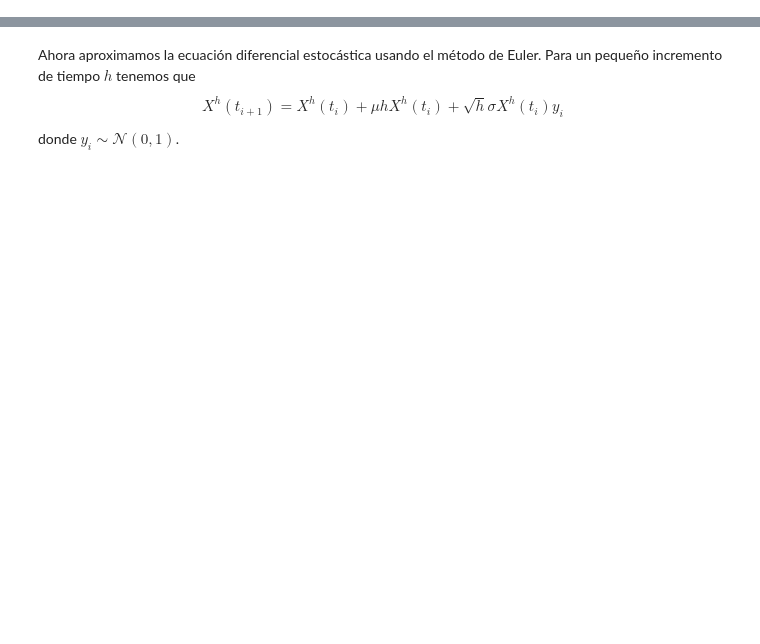
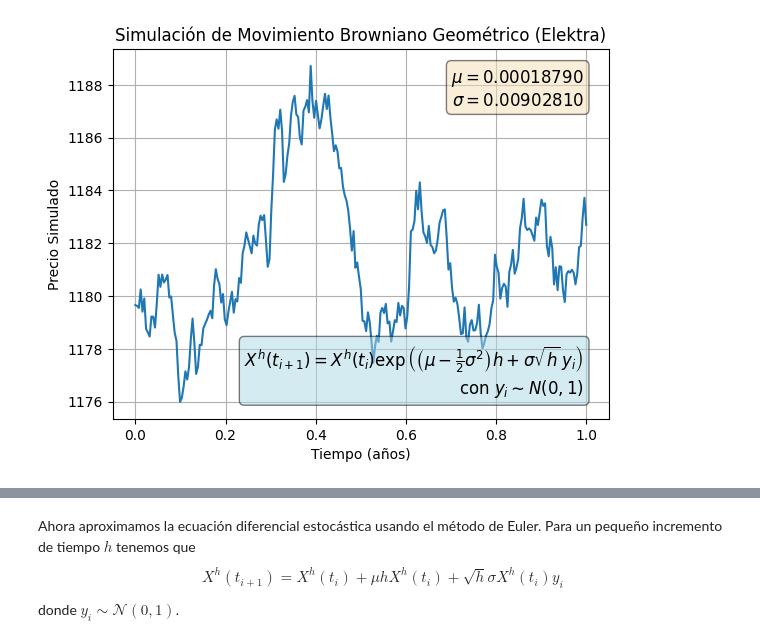
Before and after one commit to ladrianx/proyectos, a Jupyter notebook: Simulaciones.ipynb, the cells around one changed output, grey strips where cells are left out. Cells and saved outputs as stored; diff of their text form; code cells hidden in the pictures; blank space fills up the shorter version.

```diff
--- a/Simulaciones.ipynb
+++ b/Simulaciones.ipynb
@@ -291,0 +284,88 @@ plt.show()
+# %%
+# Importamos librerías necesarias
+import numpy as np
+import pandas as pd
+import yfinance as yf
+import matplotlib.pyplot as plt
+
+# Importamos los datos de la acción correspondientes a 5 años
+accion = 'ELEKTRA.MX'
+periodo = '5Y'
+accion = yf.Ticker(accion)
+df_elektra = accion.history(period=periodo)
+
+# Damos formato al índice usando la fecha
+df_elektra.index = df_elektra.index.date
+
+# Calculamos los rendimientos diarios
+df_elektra['rendimientos_diarios'] = (df_elektra['Close'] - df_elektra['Close'].shift(1)) / df_elektra['Close'].shift(1)
+
+# Convertir el índice a tipo datetime para facilitar la selección por fechas
+df_elektra.index = pd.to_datetime(df_elektra.index)
+
+# Seleccionar el periodo del 1 de junio 2023 al 30 de noviembre del 2023
+df = df_elektra.loc['2023-06-01':'2023-11-30']
+
+# Calcular la media y la varianza muestral de los rendimientos diarios
+media_rendimientos = df['rendimientos_diarios'].mean()
+varianza_rendimientos = df['rendimientos_diarios'].var()
+
+print(f'Media muestral: {media_rendimientos}')
+print(f'Varianza muestral: {varianza_rendimientos}')
+
+# Supongamos que el precio de cierre del 1 de diciembre de 2023 es el valor inicial
+S0 = df_elektra.loc['2023-11-30', 'Close']
+
+# Parámetros de la simulación del GBM
+T = 1.0       # Simulación de 1 año
+N = 252       # Número de pasos (días hábiles en 1 año)
+h = T / N     # Tamaño del paso
+t = np.linspace(0, T, N+1)  # Tiempo desde 0 hasta T
+
+# Usamos la media muestral con deriva (µ) y la desviación estándar como la volatilidad (σ)
+mu = media_rendimientos
+sigma = np.sqrt(varianza_rendimientos)
+
+# Fijar la semilla para hacer la simulación reproducible
+np.random.seed(21)
+
+# Simulamos la trayectoria del GBM usando el método de Euler
+S = np.zeros(N+1)
+S[0] = S0
+
+for i in range(1, N+1):
+    y_i = np.random.normal(0, 1)  # Incremento browniano
+    dW = np.sqrt(h) * y_i         # Incremento de Wiener
+    S[i] = S[i-1] * np.exp((mu - 0.5 * sigma**2) * h + sigma * dW)
+
+# Graficar la trayectoria simulada
+plt.plot(t, S)
+plt.title('Simulación de Movimiento Browniano Geométrico (Elektra)')
+plt.xlabel('Tiempo (años)')
+plt.ylabel('Precio Simulado')
+plt.grid(True)
+
+# Añadir un cuadro con los parámetros de la simulación (deriva y volatilidad)
+textstr = '\n'.join((
+    r'$\mu=%.8f$' % (mu, ),
+    r'$\sigma=%.8f$' % (sigma, )))
+
+# Añadir otro cuadro con la ecuación de la simulación
+equation_str = (r'$X^h(t_{i+1}) = X^h(t_i) \exp \left( \left( \mu - \frac{1}{2} \sigma^2 \right) h + \sigma \sqrt{h} \, y_i \right)$'
+                '\n' r'con $y_i\sim {N}(0,1)$')
+
+# Configuraciones de los cuadros de texto
+props1 = dict(boxstyle='round', facecolor='wheat', alpha=0.5)
+props2 = dict(boxstyle='round', facecolor='lightblue', alpha=0.5)
+
+# Colocamos el texto con los parámetros en la esquina superior derecha
+plt.text(0.95, 0.95, textstr, transform=plt.gca().transAxes,
+         fontsize=12, verticalalignment='top', horizontalalignment='right', bbox=props1)
+
+# Colocamos el texto con la ecuación en la esquina inferior derecha
+plt.text(0.95, 0.05, equation_str, transform=plt.gca().transAxes,
+         fontsize=12, verticalalignment='bottom', horizontalalignment='right', bbox=props2)
+
+plt.grid(True)
+plt.show()
+# %% [output]
@@ -291,0 +374 @@ plt.show()
+[figure, added]
```
Also changed, not shown: parts of 26 cells of this notebook.
